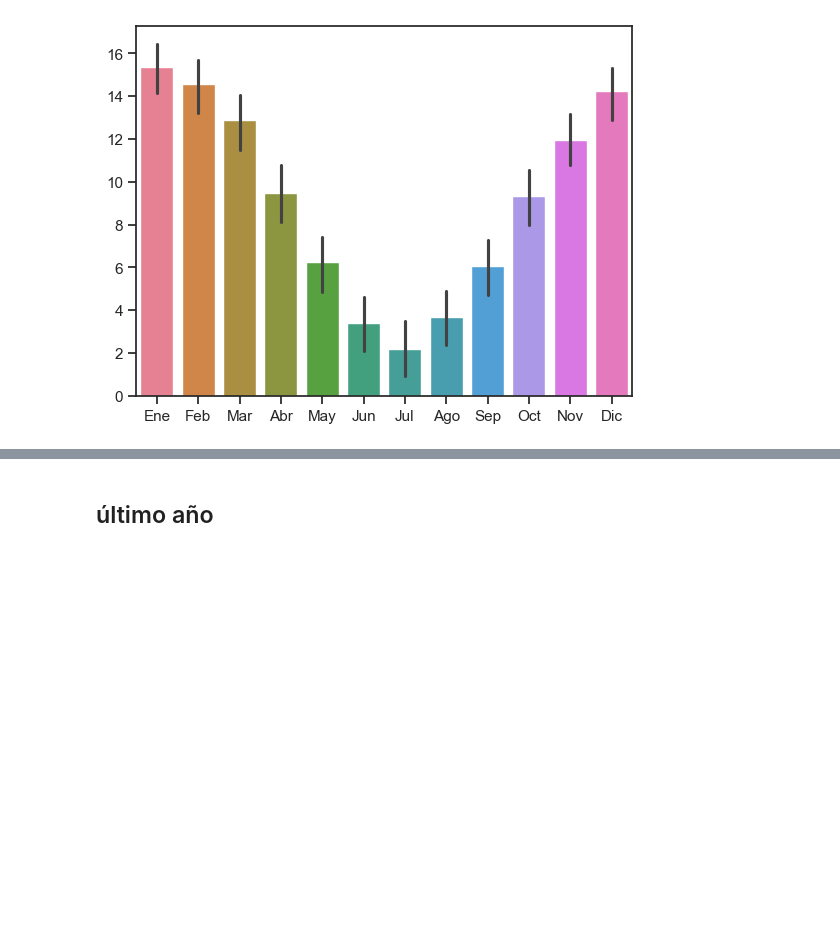
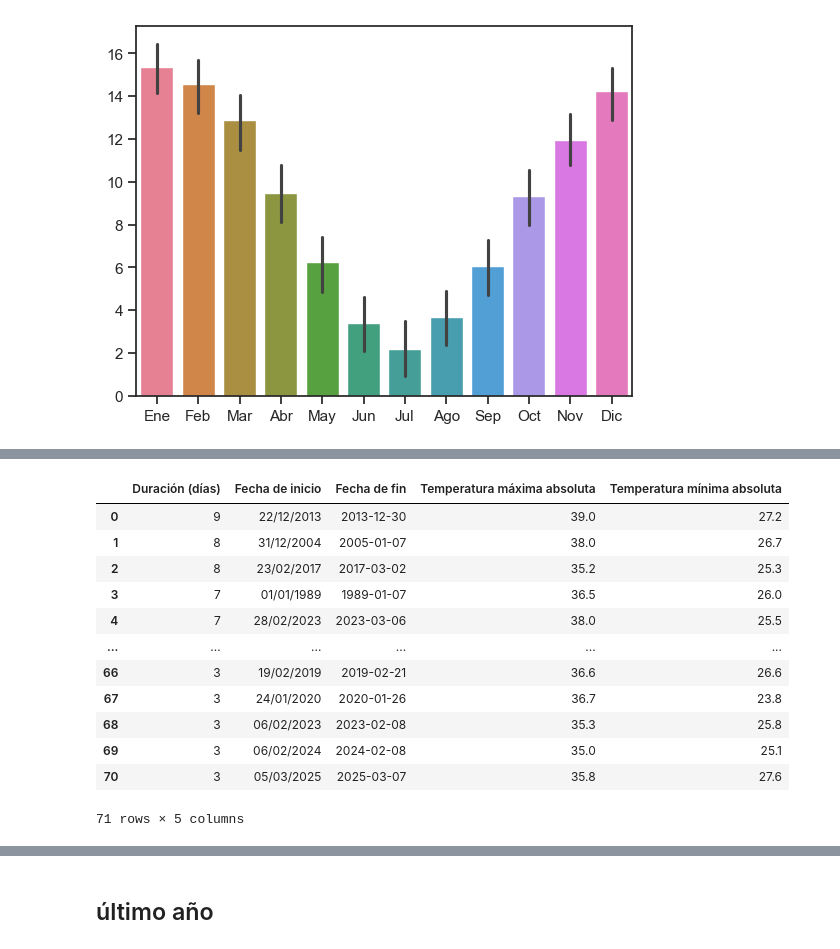
Before and after one commit to BustosMaxx/dengue_y_zika, a Jupyter notebook: notebooks/clima-smn.ipynb, the cells around one changed output, grey strips where cells are left out. Drawn from its saved outputs; the diff is of its cells as text; code cells hidden in the pictures; blank space fills up the shorter version.

```diff
--- a/notebooks/clima-smn.ipynb
+++ b/notebooks/clima-smn.ipynb
@@ -217,0 +269,16 @@ sns.barplot(temperatura_min)
+# %%
+ola_calor
+# %% [output]
+|  | Duración (días) | Fecha de inicio | Fecha de fin | Temperatura máxima absoluta | Temperatura mínima absoluta |
+| 0 | 9 | 22/12/2013 | 2013-12-30 | 39.0 | 27.2 |
+| 1 | 8 | 31/12/2004 | 2005-01-07 | 38.0 | 26.7 |
+| 2 | 8 | 23/02/2017 | 2017-03-02 | 35.2 | 25.3 |
+| 3 | 7 | 01/01/1989 | 1989-01-07 | 36.5 | 26.0 |
+| 4 | 7 | 28/02/2023 | 2023-03-06 | 38.0 | 25.5 |
+| ... | ... | ... | ... | ... | ... |
+| 66 | 3 | 19/02/2019 | 2019-02-21 | 36.6 | 26.6 |
+| 67 | 3 | 24/01/2020 | 2020-01-26 | 36.7 | 23.8 |
+| 68 | 3 | 06/02/2023 | 2023-02-08 | 35.3 | 25.8 |
+| 69 | 3 | 06/02/2024 | 2024-02-08 | 35.0 | 25.1 |
+| 70 | 3 | 05/03/2025 | 2025-03-07 | 35.8 | 27.6 |
+71 rows × 5 columns
```
Also changed, not shown: parts of 13 cells of this notebook, 2 other files.
